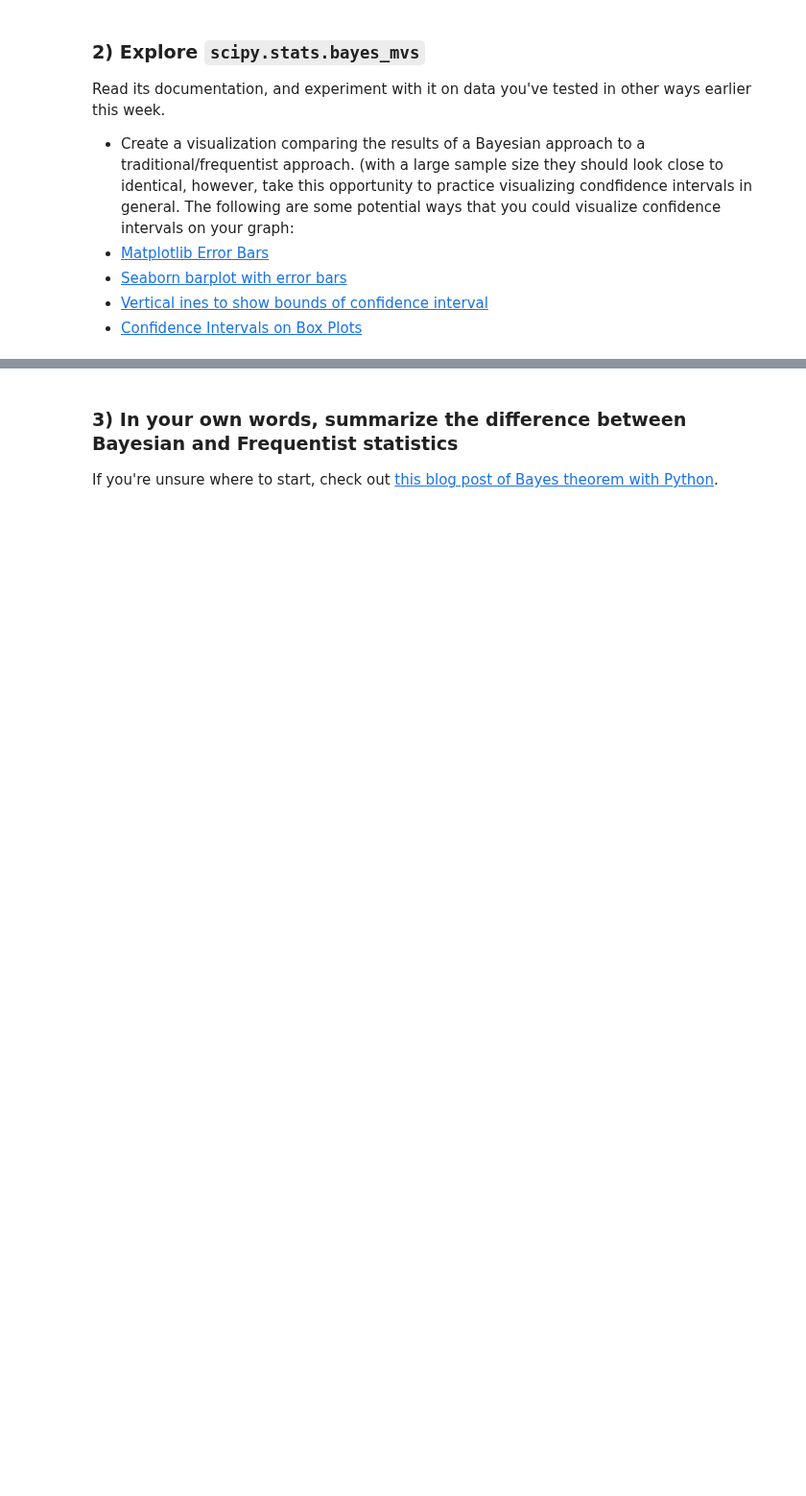
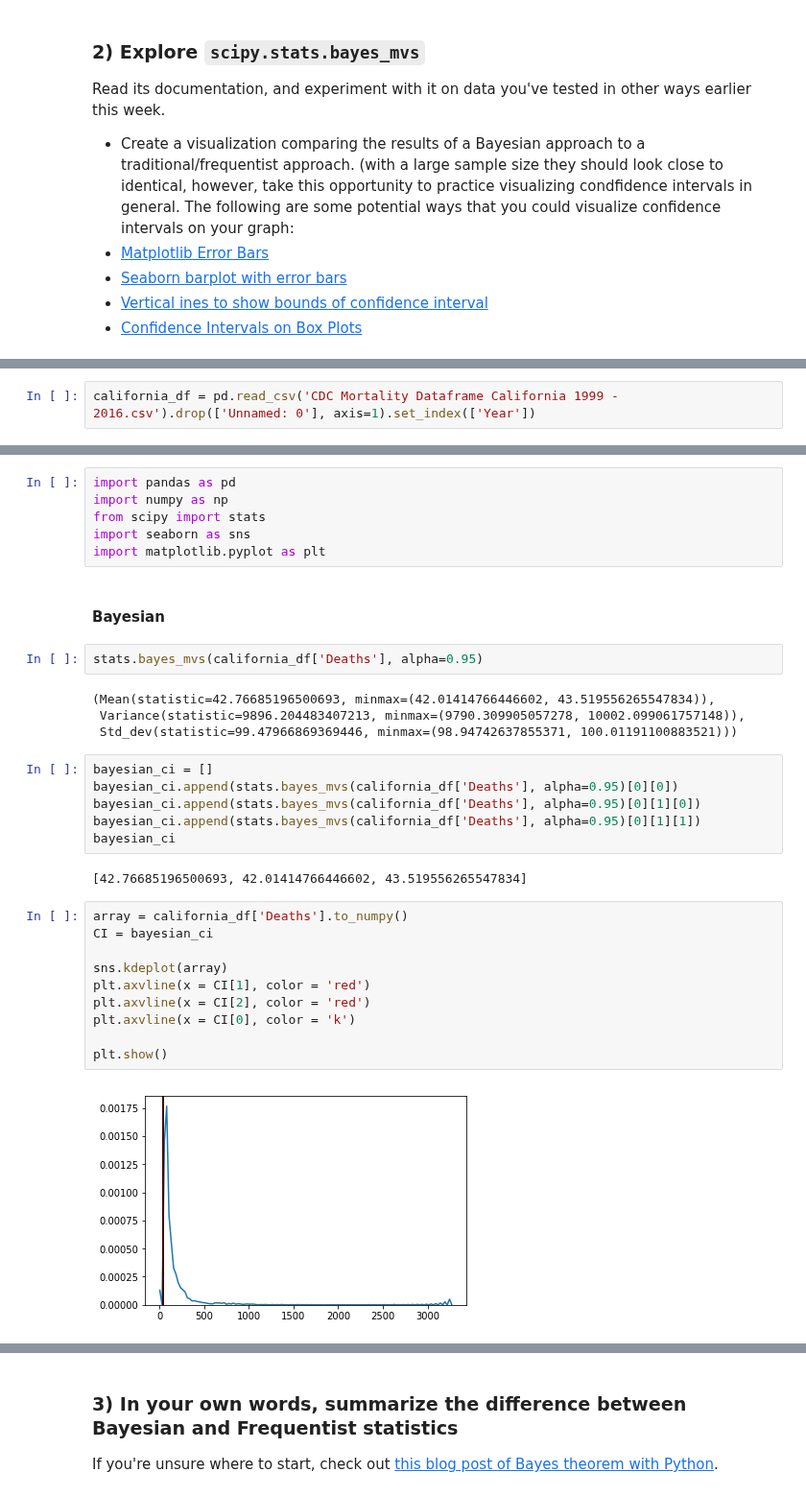
Before and after one commit to bloominstituteoftechnology/DS-Unit-1-Sprint-2-Statistics, a Jupyter notebook: module3/DS9_W2D3_Introduction_to_Bayesian_Inference_Assignment.ipynb, the cells around one changed output, grey strips where cells are left out. Shown at 96% size. Cells and saved outputs as stored; diff of their text form; blank space fills up the shorter version.

```diff
--- a/module3/DS9_W2D3_Introduction_to_Bayesian_Inference_Assignment.ipynb
+++ b/module3/DS9_W2D3_Introduction_to_Bayesian_Inference_Assignment.ipynb
@@ -42,0 +107,2 @@ Read its documentation, and experiment with it on data you've tested in other wa
+# %%
+california_df = pd.read_csv('CDC Mortality Dataframe California 1999 - 2016.csv').drop(['Unnamed: 0'], axis=1).set_index(['Year'])
@@ -42,0 +150,34 @@ Read its documentation, and experiment with it on data you've tested in other wa
+# %%
+import pandas as pd
+import numpy as np
+from scipy import stats
+import seaborn as sns
+import matplotlib.pyplot as plt
+# %% [markdown]
+#### Bayesian
+# %%
+stats.bayes_mvs(california_df['Deaths'], alpha=0.95)
+# %% [output]
+(Mean(statistic=42.76685196500693, minmax=(42.01414766446602, 43.519556265547834)),
+ Variance(statistic=9896.204483407213, minmax=(9790.309905057278, 10002.099061757148)),
+ Std_dev(statistic=99.47966869369446, minmax=(98.94742637855371, 100.01191100883521)))
+# %%
+bayesian_ci = []
+bayesian_ci.append(stats.bayes_mvs(california_df['Deaths'], alpha=0.95)[0][0])
+bayesian_ci.append(stats.bayes_mvs(california_df['Deaths'], alpha=0.95)[0][1][0])
+bayesian_ci.append(stats.bayes_mvs(california_df['Deaths'], alpha=0.95)[0][1][1])
+bayesian_ci
+# %% [output]
+[42.76685196500693, 42.01414766446602, 43.519556265547834]
+# %%
+array = california_df['Deaths'].to_numpy()
+CI = bayesian_ci
+
+sns.kdeplot(array)
+plt.axvline(x = CI[1], color = 'red')
+plt.axvline(x = CI[2], color = 'red')
+plt.axvline(x = CI[0], color = 'k')
+
+plt.show()
+# %% [output]
+[figure, added]
```
Also changed, not shown: parts of 17 cells of this notebook.
